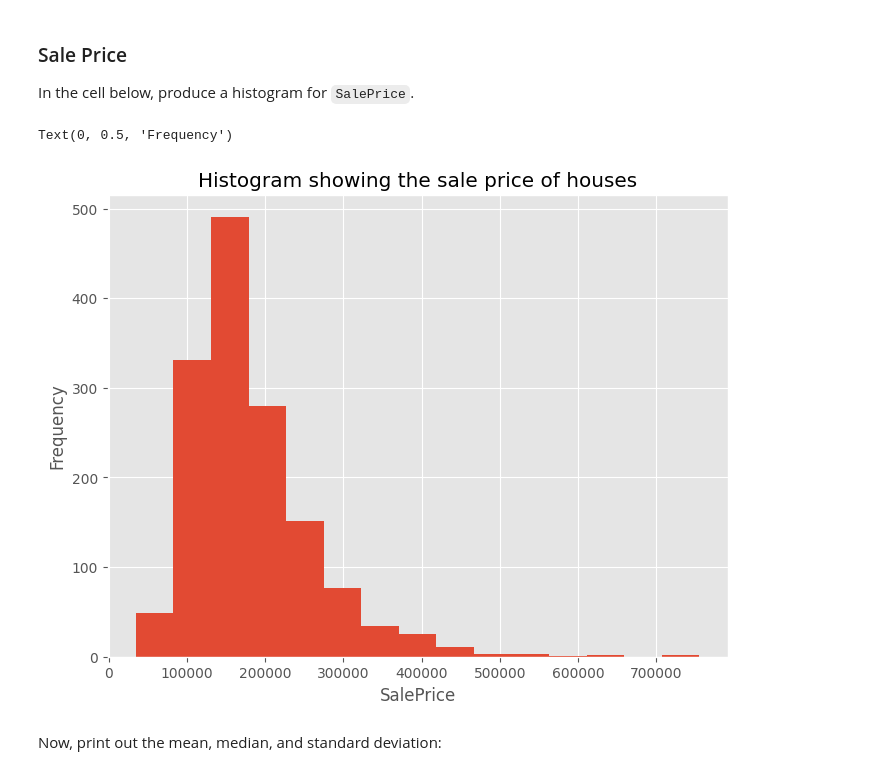
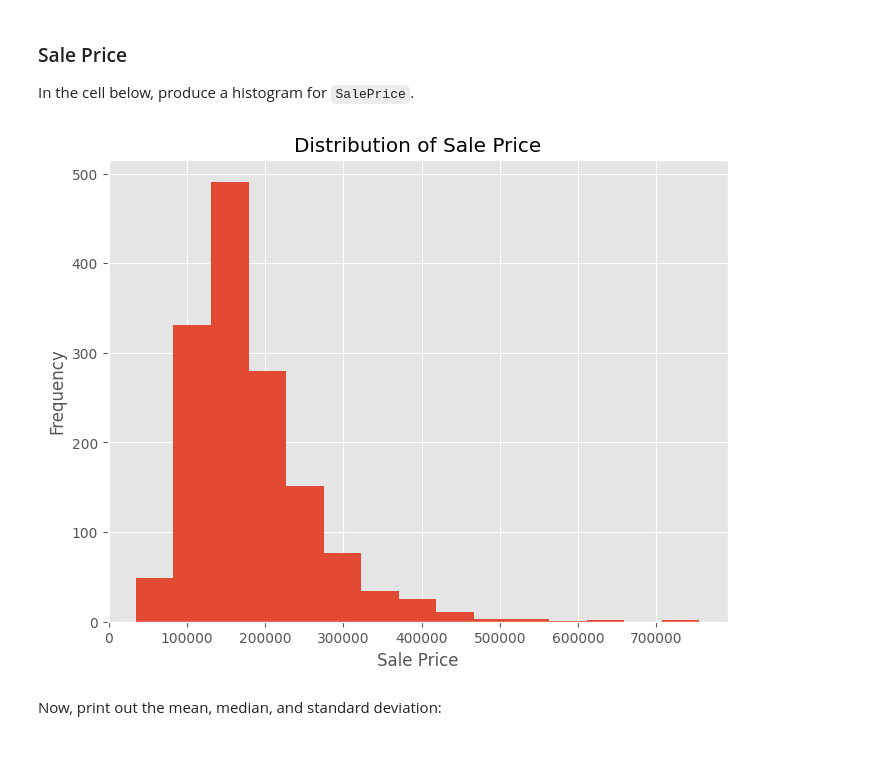
Before and after one commit to D-EKALE/dsc-pandas-eda-lab, a Jupyter notebook: index.ipynb, the cells around one changed output. Cells and saved outputs as stored; diff of their text form; code cells hidden in the pictures.

```diff
--- a/index.ipynb
+++ b/index.ipynb
@@ -167,14 +167,14 @@ In the cell below, produce a histogram for `SalePrice`.
 # %%
 # Your code here
 plt.style.use('ggplot')
 fig, ax = plt.subplots(figsize=(8,6))
 ax.hist(df.SalePrice, bins=15)
-ax.set_title("Histogram showing the sale price of houses")
-ax.set_xlabel('SalePrice')
+ax.set_title("Distribution of Sale Price")
+ax.set_xlabel('Sale Price')
 ax.set_ylabel("Frequency")
+plt.show();
 # %% [output]
-Text(0, 0.5, 'Frequency')
-[figure, old version]
+[figure, new version]
 # %% [markdown]
 Now, print out the mean, median, and standard deviation:
 # %%
```
Also changed, not shown: parts of 4 cells of this notebook.
